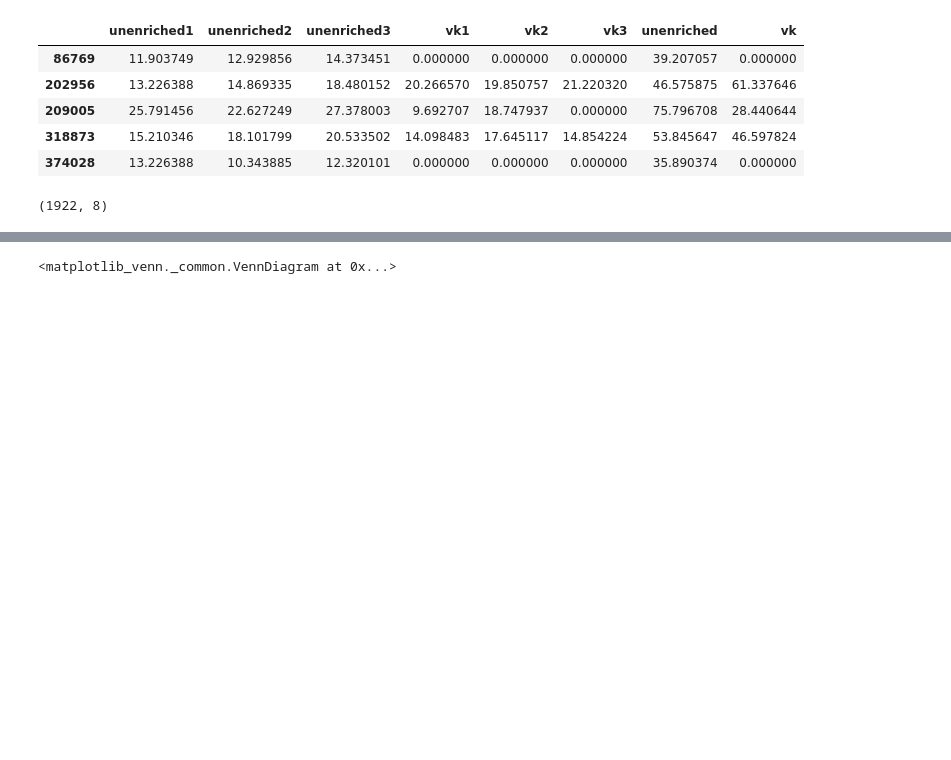
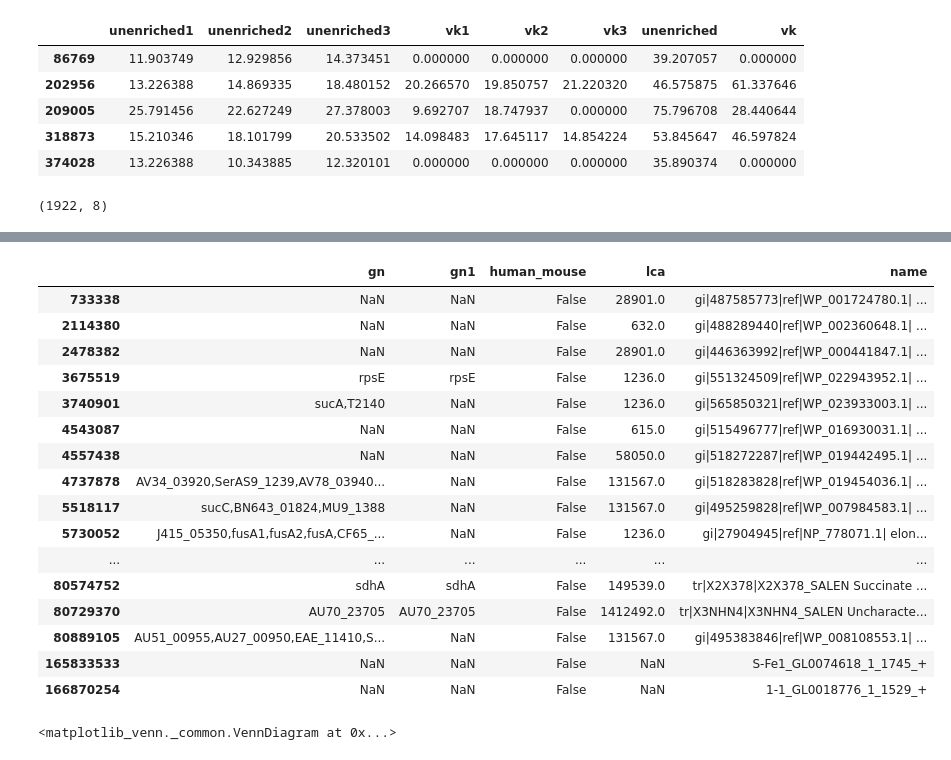
Before and after one commit to stuppie/Velos_AW_20170831, a Jupyter notebook: 3-venn.ipynb, the cells around one changed output, grey strips where cells are left out. Saved outputs shown, nothing was run; the diff lists cells and outputs as text; code cells hidden in the pictures; blank space fills up the shorter version.

```diff
--- a/3-venn.ipynb
+++ b/3-venn.ipynb
@@ -36,3 +70,24 @@ vk = set(df[df['vk']>0].index)
+# %%
+# not_in_unenriched
+locus_df[locus_df.index.isin(not_in_unenriched)]
+# %% [output]
+|  | gn | gn1 | human_mouse | lca | name |
+| 733338 | NaN | NaN | False | 28901.0 | gi|487585773|ref|WP_001724780.1| ... |
+| 2114380 | NaN | NaN | False | 632.0 | gi|488289440|ref|WP_002360648.1| ... |
+| 2478382 | NaN | NaN | False | 28901.0 | gi|446363992|ref|WP_000441847.1| ... |
+| 3675519 | rpsE | rpsE | False | 1236.0 | gi|551324509|ref|WP_022943952.1| ... |
+| 3740901 | sucA,T2140 | NaN | False | 1236.0 | gi|565850321|ref|WP_023933003.1| ... |
+| 4543087 | NaN | NaN | False | 615.0 | gi|515496777|ref|WP_016930031.1| ... |
+| 4557438 | NaN | NaN | False | 58050.0 | gi|518272287|ref|WP_019442495.1| ... |
+| 4737878 | AV34_03920,SerAS9_1239,AV78_03940... | NaN | False | 131567.0 | gi|518283828|ref|WP_019454036.1| ... |
+| 5518117 | sucC,BN643_01824,MU9_1388 | NaN | False | 131567.0 | gi|495259828|ref|WP_007984583.1| ... |
+| 5730052 | J415_05350,fusA1,fusA2,fusA,CF65_... | NaN | False | 1236.0 | gi|27904945|ref|NP_778071.1| elon... |
+| ... | ... | ... | ... | ... | ... |
+| 80574752 | sdhA | sdhA | False | 149539.0 | tr|X2X378|X2X378_SALEN Succinate ... |
+| 80729370 | AU70_23705 | AU70_23705 | False | 1412492.0 | tr|X3NHN4|X3NHN4_SALEN Uncharacte... |
+| 80889105 | AU51_00955,AU27_00950,EAE_11410,S... | NaN | False | 131567.0 | gi|495383846|ref|WP_008108553.1| ... |
+| 165833533 | NaN | NaN | False | NaN | S-Fe1_GL0074618_1_1745_+ |
+| 166870254 | NaN | NaN | False | NaN | 1-1_GL0018776_1_1529_+ |
 # %%
 pylab.figure(figsize=(6,6))
 ax = pylab.axes()
```
Also changed, not shown: parts of 5 cells of this notebook.
